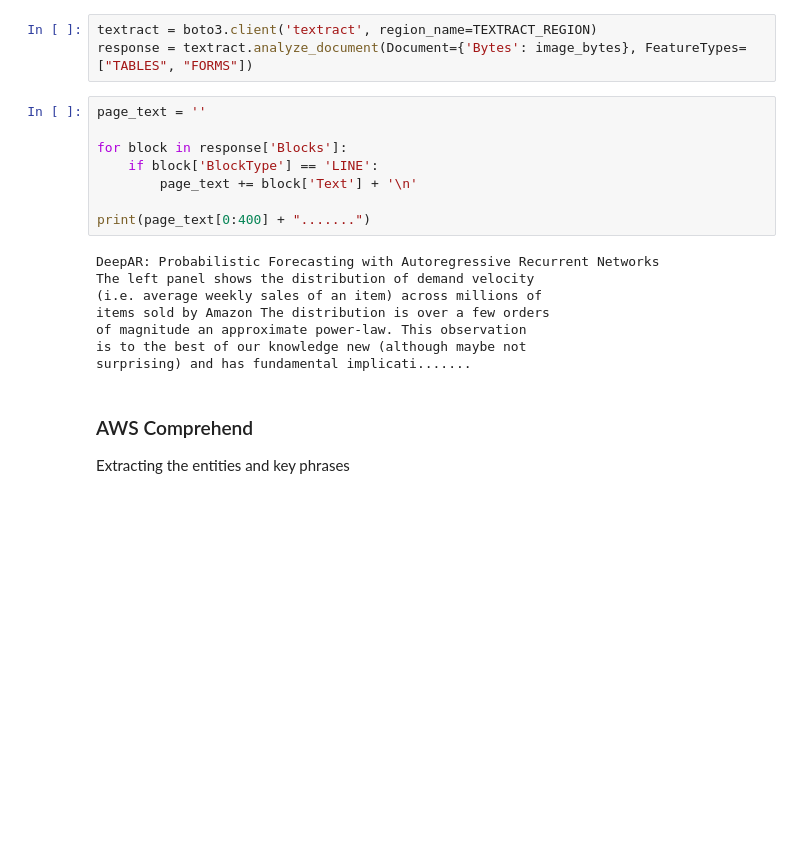
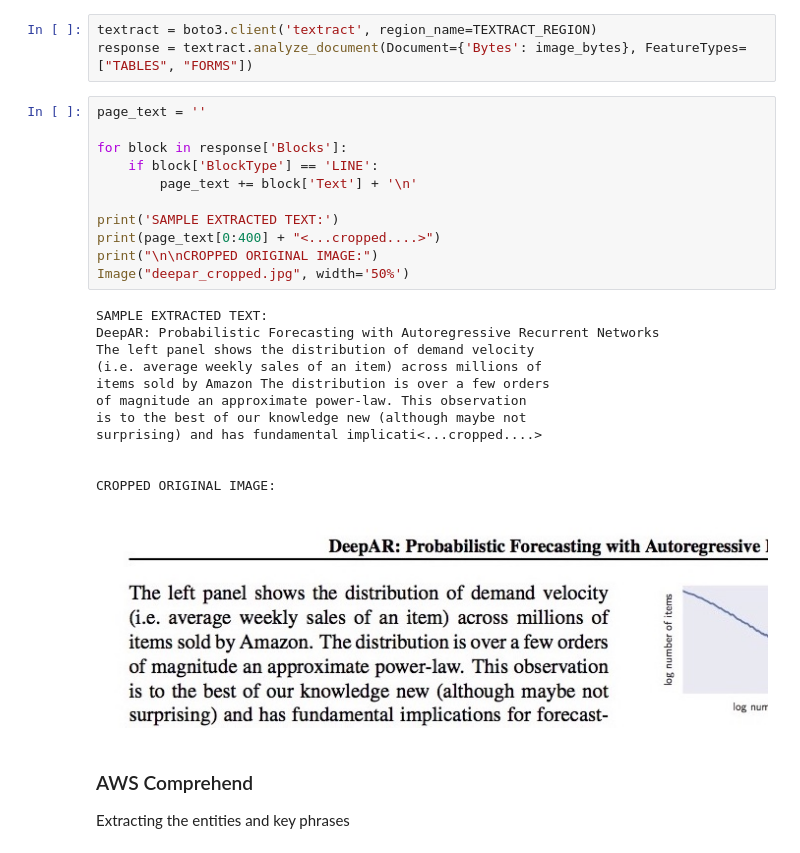
Before and after one commit to bsnively/amazon-textract-samples, a Jupyter notebook: TextractExample.ipynb, the cells around one changed output. Drawn from its saved outputs; the diff is of its cells as text; blank space fills up the shorter version.

```diff
--- a/TextractExample.ipynb
+++ b/TextractExample.ipynb
@@ -49,19 +49,27 @@ response = textract.analyze_document(Document={'Bytes': image_bytes}, FeatureTyp
 # %%
 page_text = ''
 
 for block in response['Blocks']:
     if block['BlockType'] == 'LINE':
         page_text += block['Text'] + '\n'
 
-print(page_text[0:400] + ".......")
+print('SAMPLE EXTRACTED TEXT:')
+print(page_text[0:400] + "<...cropped....>")
+print("\n\nCROPPED ORIGINAL IMAGE:")
+Image("deepar_cropped.jpg", width='50%')
 # %% [output]
+SAMPLE EXTRACTED TEXT:
 DeepAR: Probabilistic Forecasting with Autoregressive Recurrent Networks
 The left panel shows the distribution of demand velocity
 (i.e. average weekly sales of an item) across millions of
 items sold by Amazon The distribution is over a few orders
 of magnitude an approximate power-law. This observation
 is to the best of our knowledge new (although maybe not
-surprising) and has fundamental implicati.......
+surprising) and has fundamental implicati<...cropped....>
+
+
+CROPPED ORIGINAL IMAGE:
+[figure, added]
 # %% [markdown]
 ### AWS Comprehend
 Extracting the entities and key phrases
```
Also changed, not shown: parts of 1 cell of this notebook, 1 other file.
